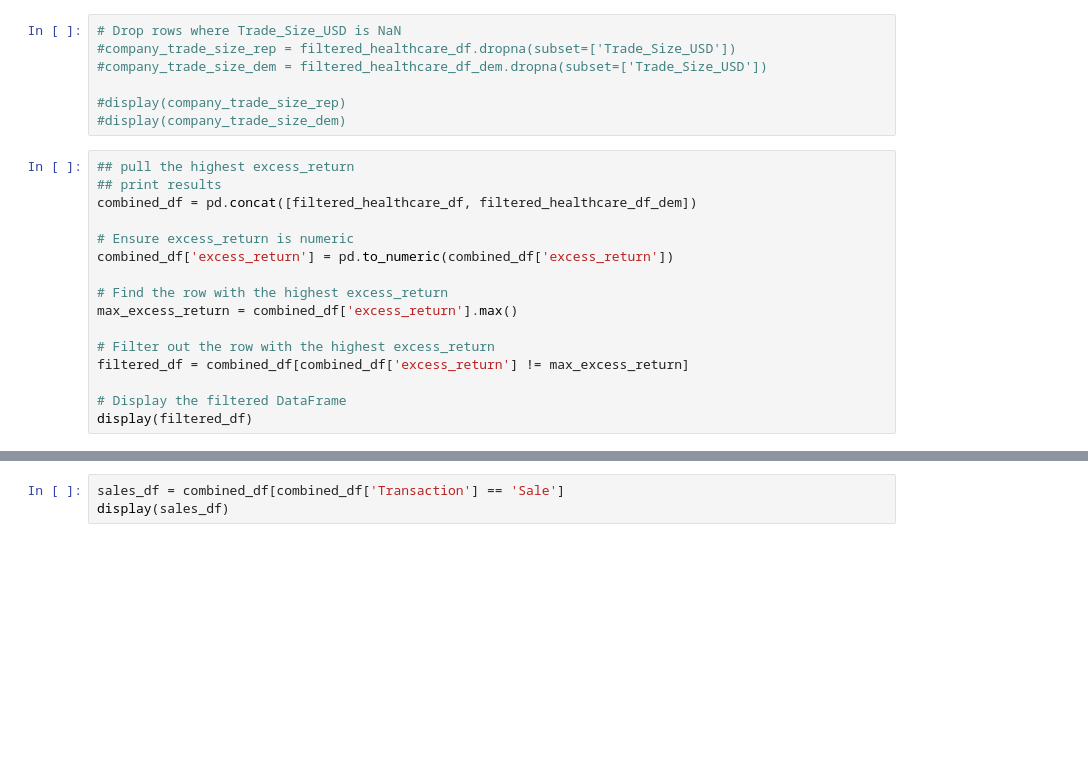
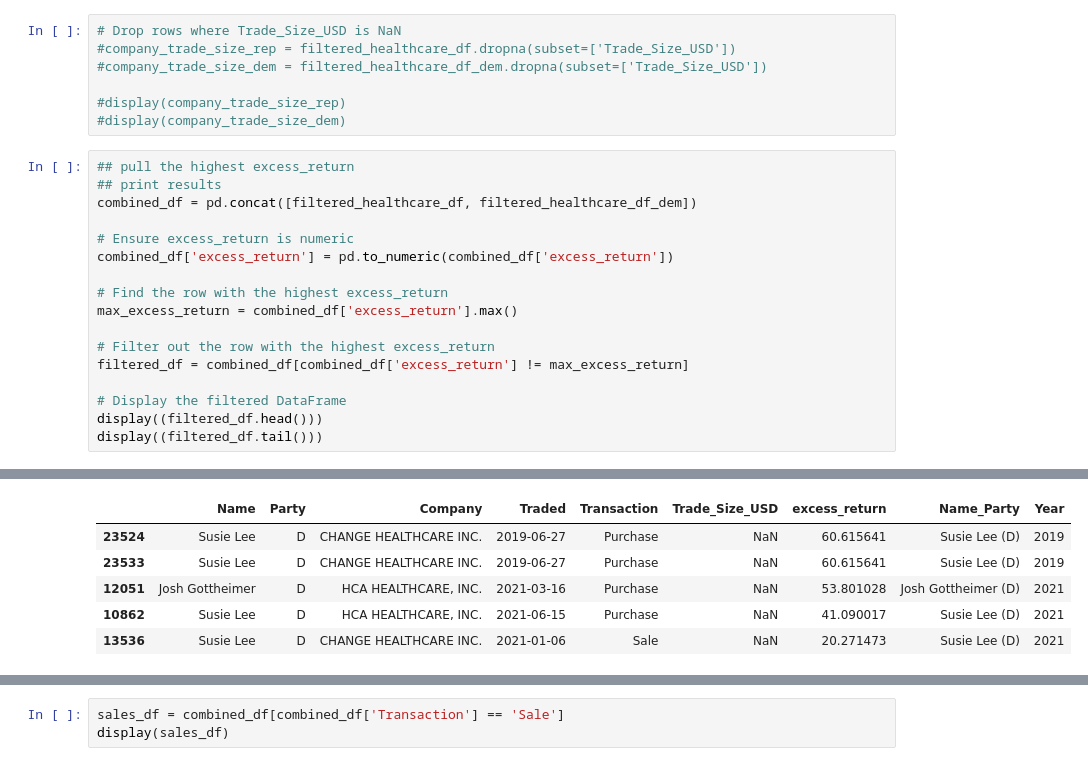
Before and after one commit to tsjohns9/ai-project-1, a Jupyter notebook: spencer.ipynb, the cells around one changed output, grey strips where cells are left out. Saved outputs shown, nothing was run; the diff lists cells and outputs as text; blank space fills up the shorter version.

```diff
--- a/spencer.ipynb
+++ b/spencer.ipynb
@@ -262,7 +262,8 @@ max_excess_return = combined_df['excess_return'].max()
 filtered_df = combined_df[combined_df['excess_return'] != max_excess_return]
 
 # Display the filtered DataFrame
-display(filtered_df)
+display((filtered_df.head()))
+display((filtered_df.tail()))
 # %% [output]
 |  | Name | Party | Company | Traded | Transaction | Trade_Size_USD | excess_return | Name_Party | Year |
 | 18034 | Perdue, David | R | HCA Healthcare, Inc. | 2020-04-14 | Sale (Full) | NaN | 123.491818 | Perdue, David (R) | 2020 |
@@ -283,0 +274,6 @@ display(filtered_df)
+|  | Name | Party | Company | Traded | Transaction | Trade_Size_USD | excess_return | Name_Party | Year |
+| 23524 | Susie Lee | D | CHANGE HEALTHCARE INC. | 2019-06-27 | Purchase | NaN | 60.615641 | Susie Lee (D) | 2019 |
+| 23533 | Susie Lee | D | CHANGE HEALTHCARE INC. | 2019-06-27 | Purchase | NaN | 60.615641 | Susie Lee (D) | 2019 |
+| 12051 | Josh Gottheimer | D | HCA HEALTHCARE, INC. | 2021-03-16 | Purchase | NaN | 53.801028 | Josh Gottheimer (D) | 2021 |
+| 10862 | Susie Lee | D | HCA HEALTHCARE, INC. | 2021-06-15 | Purchase | NaN | 41.090017 | Susie Lee (D) | 2021 |
+| 13536 | Susie Lee | D | CHANGE HEALTHCARE INC. | 2021-01-06 | Sale | NaN | 20.271473 | Susie Lee (D) | 2021 |
```
Also changed, not shown: parts of 5 cells of this notebook, 3 other files.
